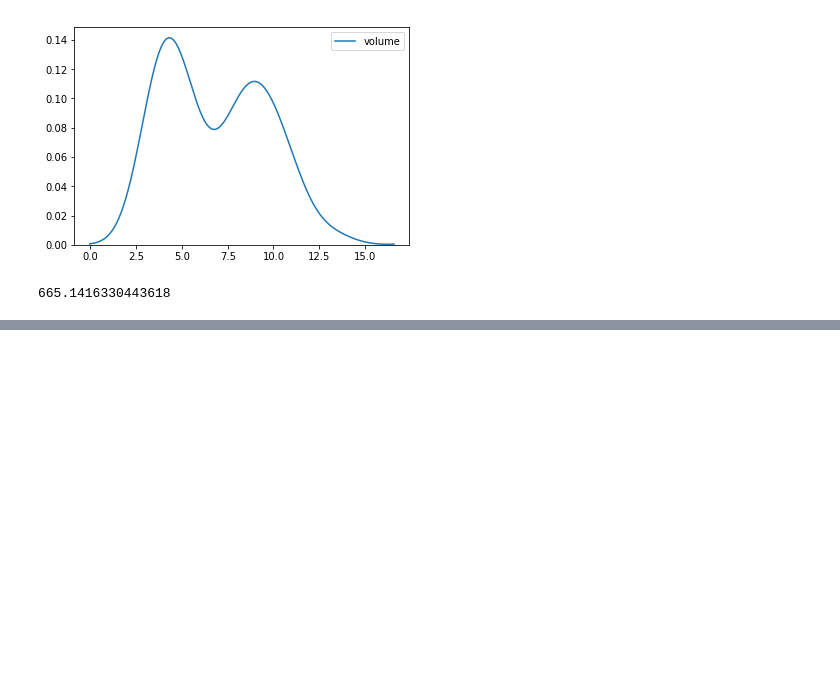
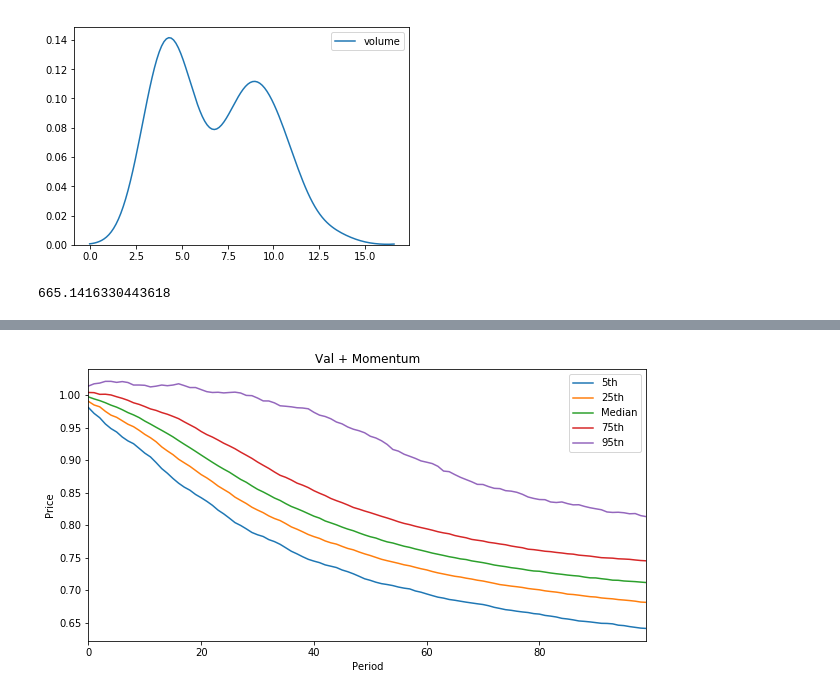
Before and after one commit to maxlamberti/orderbook-crypto-scraper, a Jupyter notebook: research/depth_compression.ipynb, the cells around one changed output, grey strips where cells are left out. Cells and saved outputs as stored; diff of their text form; code cells hidden in the pictures; blank space fills up the shorter version.

```diff
--- a/research/depth_compression.ipynb
+++ b/research/depth_compression.ipynb
@@ -229,0 +309,3 @@ np.exp(6.5)
+# %%
+ValMom = pd.read_csv('/Users/maxlamberti/Codebase/mfe-cpp-prereq/assignment_5/question_2/cmake-build-debug/value_momentum.csv')
+ValMom.head()
@@ -229,0 +319,7 @@ np.exp(6.5)
+# %%
+ValMom.plot(x='Period', figsize=(10,5))
+plt.ylabel("Price")
+plt.title("Val + Momentum")
+plt.savefig('/Users/maxlamberti/Codebase/mfe-cpp-prereq/assignment_5/question_2/ValueMomentum.png')
+# %% [output]
+[figure, added]
```
Also changed, not shown: parts of 11 cells of this notebook.
